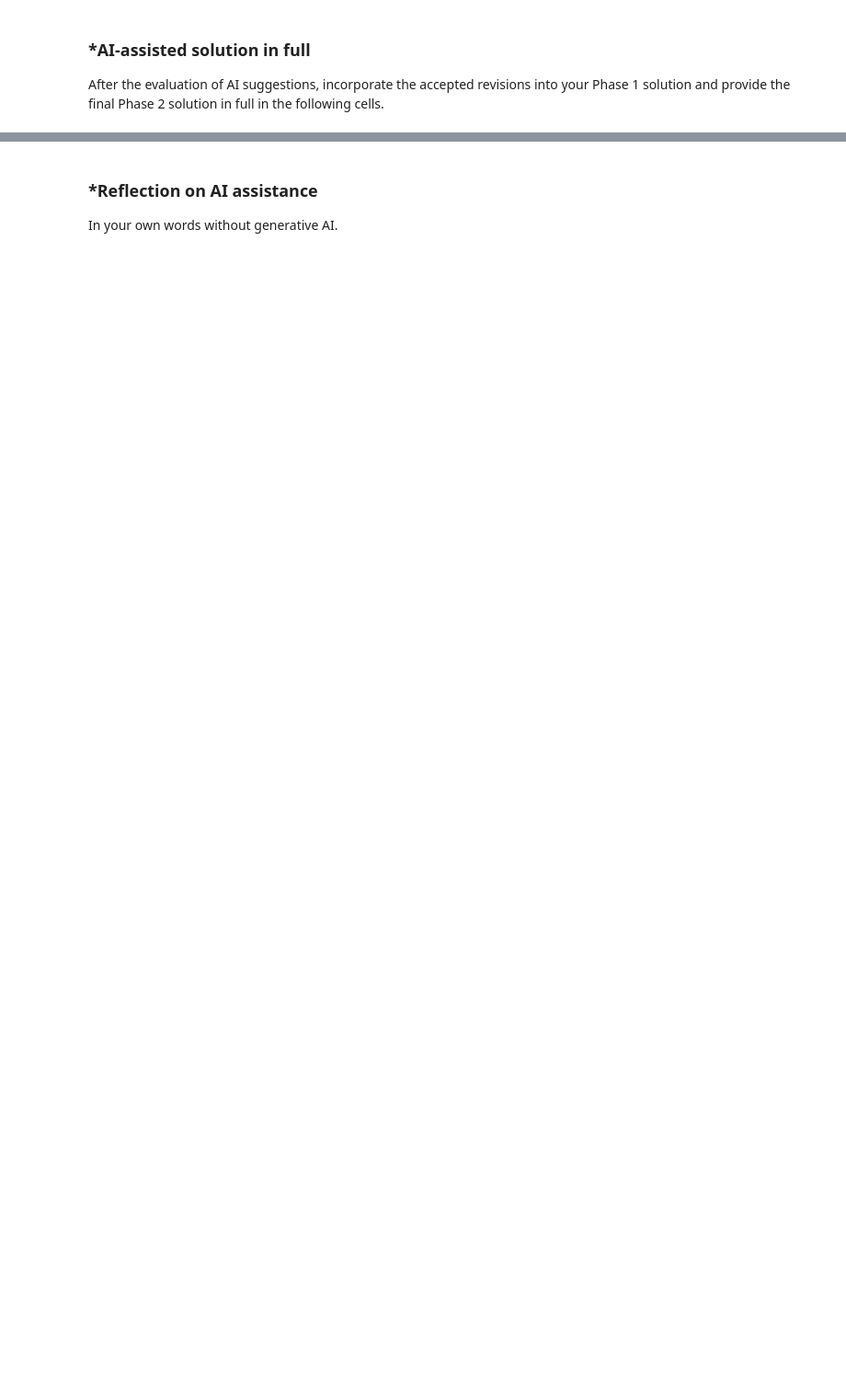
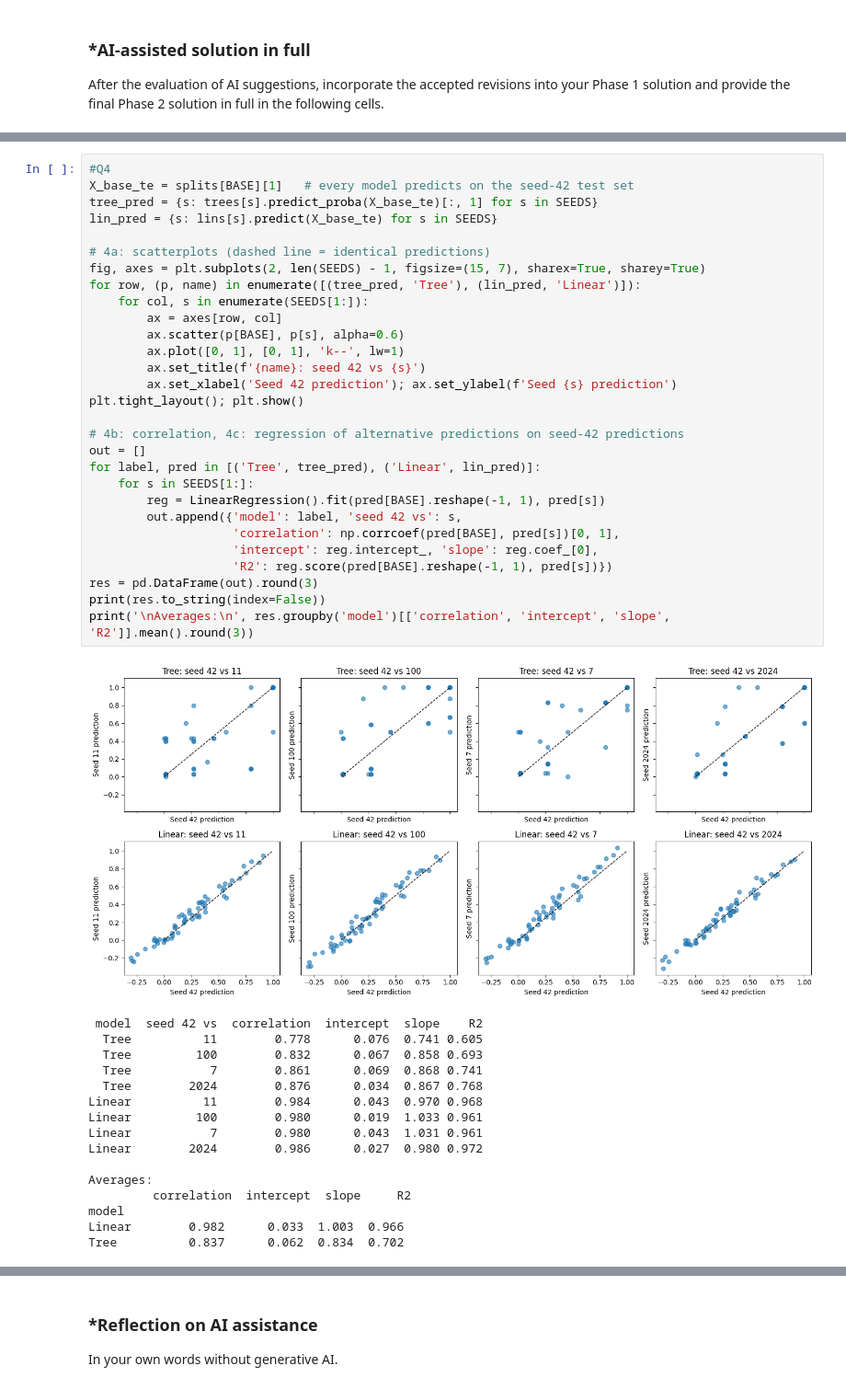
Before and after one commit to hwayalew/L03-tree-stability, a Jupyter notebook: notebook.ipynb, the cells around one changed output, grey strips where cells are left out. Shown at 92% size. Saved outputs shown, nothing was run; the diff lists cells and outputs as text; blank space fills up the shorter version.

```diff
--- a/notebook.ipynb
+++ b/notebook.ipynb
@@ -356,0 +473,46 @@ After the evaluation of AI suggestions, incorporate the accepted revisions into
+# %%
+#Q4
+X_base_te = splits[BASE][1]   # every model predicts on the seed-42 test set
+tree_pred = {s: trees[s].predict_proba(X_base_te)[:, 1] for s in SEEDS}
+lin_pred = {s: lins[s].predict(X_base_te) for s in SEEDS}
+
+# 4a: scatterplots (dashed line = identical predictions)
+fig, axes = plt.subplots(2, len(SEEDS) - 1, figsize=(15, 7), sharex=True, sharey=True)
+for row, (p, name) in enumerate([(tree_pred, 'Tree'), (lin_pred, 'Linear')]):
+    for col, s in enumerate(SEEDS[1:]):
+        ax = axes[row, col]
+        ax.scatter(p[BASE], p[s], alpha=0.6)
+        ax.plot([0, 1], [0, 1], 'k--', lw=1)
+        ax.set_title(f'{name}: seed 42 vs {s}')
+        ax.set_xlabel('Seed 42 prediction'); ax.set_ylabel(f'Seed {s} prediction')
+plt.tight_layout(); plt.show()
+
+# 4b: correlation, 4c: regression of alternative predictions on seed-42 predictions
+out = []
+for label, pred in [('Tree', tree_pred), ('Linear', lin_pred)]:
+    for s in SEEDS[1:]:
+        reg = LinearRegression().fit(pred[BASE].reshape(-1, 1), pred[s])
+        out.append({'model': label, 'seed 42 vs': s,
+                    'correlation': np.corrcoef(pred[BASE], pred[s])[0, 1],
+                    'intercept': reg.intercept_, 'slope': reg.coef_[0],
+                    'R2': reg.score(pred[BASE].reshape(-1, 1), pred[s])})
+res = pd.DataFrame(out).round(3)
+print(res.to_string(index=False))
+print('\nAverages:\n', res.groupby('model')[['correlation', 'intercept', 'slope', 'R2']].mean().round(3))
+# %% [output]
+[figure, added]
+ model  seed 42 vs  correlation  intercept  slope    R2
+  Tree          11        0.778      0.076  0.741 0.605
+  Tree         100        0.832      0.067  0.858 0.693
+  Tree           7        0.861      0.069  0.868 0.741
+  Tree        2024        0.876      0.034  0.867 0.768
+Linear          11        0.984      0.043  0.970 0.968
+Linear         100        0.980      0.019  1.033 0.961
+Linear           7        0.980      0.043  1.031 0.961
+Linear        2024        0.986      0.027  0.980 0.972
+
+Averages:
+         correlation  intercept  slope     R2
+model
+Linear        0.982      0.033  1.003  0.966
+Tree          0.837      0.062  0.834  0.702
```
Also changed, not shown: parts of 17 cells of this notebook.
